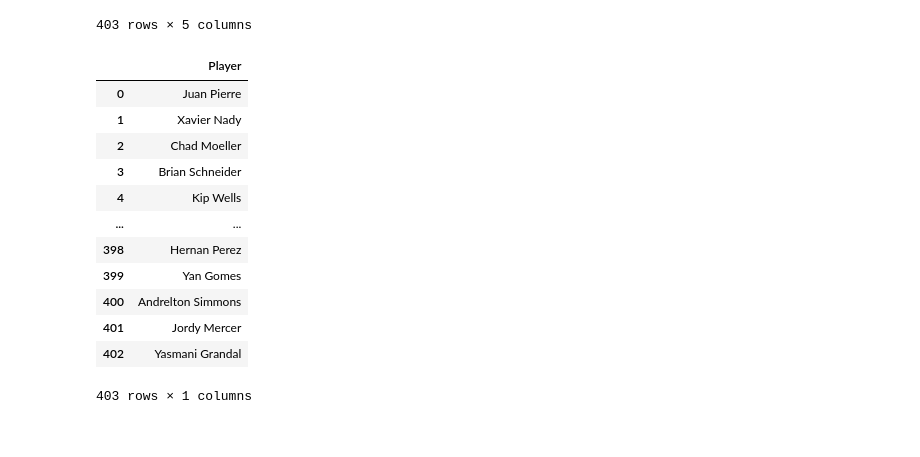
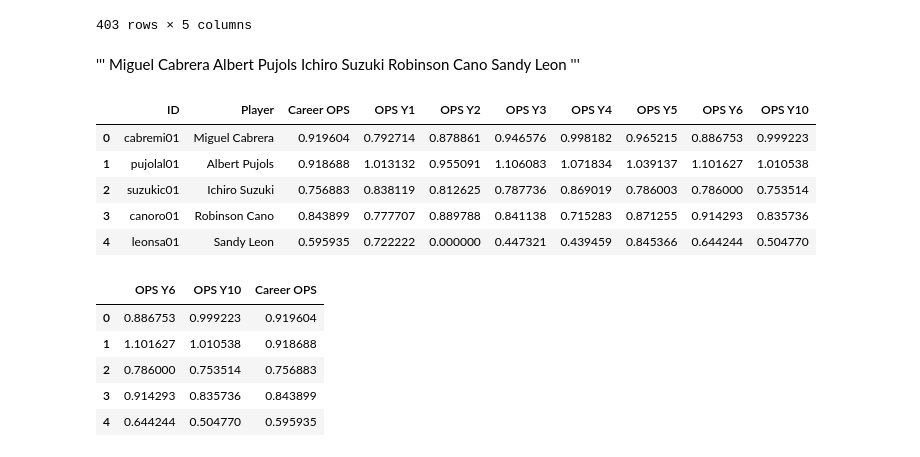
Before and after one commit to donnajharris/cp640_project, a Jupyter notebook: harr2890_project/har2890_project_step5_ops_modelling.ipynb, the cells around one changed output. Saved outputs shown, nothing was run; the diff lists cells and outputs as text; code cells hidden in the pictures.

```diff
--- a/harr2890_project/har2890_project_step5_ops_modelling.ipynb
+++ b/harr2890_project/har2890_project_step5_ops_modelling.ipynb
@@ -951,19 +921,50 @@ X_my_test
 | 402 | 0.862555 | 0.692761 | 0.727844 | 0.755758 | 0.816092 |
 403 rows × 5 columns
 # %%
-names_my_test = from_2000_career[['Player']]
-names_my_test
+# names_my_test = from_2000_career[['Player']]
+# names_my_test
-# %% [output]
-|  | Player |
-| 0 | Juan Pierre |
-| 1 | Xavier Nady |
-| 2 | Chad Moeller |
-| 3 | Brian Schneider |
-| 4 | Kip Wells |
-| ... | ... |
-| 398 | Hernan Perez |
-| 399 | Yan Gomes |
-| 400 | Andrelton Simmons |
-| 401 | Jordy Mercer |
-| 402 | Yasmani Grandal |
-403 rows × 1 columns
+# %% [markdown]
+'''
+Miguel Cabrera
+Albert Pujols
+Ichiro Suzuki
+Robinson Cano
+Sandy Leon
+'''
+# %%
+my_player_list = pd.DataFrame()
+
+
+my_player_list = pd.concat([my_player_list, from_2000_career[from_2000_career['Player'] == 'Miguel Cabrera']],
+                          ignore_index=True)
+
+my_player_list = pd.concat([my_player_list, from_2000_career[from_2000_career['Player'] == 'Albert Pujols']],
+                           ignore_index=True)
+
+my_player_list = pd.concat([my_player_list, from_2000_career[from_2000_career['Player'] == 'Ichiro Suzuki']],
+                           ignore_index=True)
+
+my_player_list = pd.concat([my_player_list, from_2000_career[from_2000_career['Player'] == 'Robinson Cano']],
+                           ignore_index=True)
+
+my_player_list = pd.concat([my_player_list, from_2000_career[from_2000_career['Player'] == 'Sandy Leon']],
+                           ignore_index=True)
+
+my_player_list
+# %% [output]
+|  | ID | Player | Career OPS | OPS Y1 | OPS Y2 | OPS Y3 | OPS Y4 | OPS Y5 | OPS Y6 | OPS Y10 |
+| 0 | cabremi01 | Miguel Cabrera | 0.919604 | 0.792714 | 0.878861 | 0.946576 | 0.998182 | 0.965215 | 0.886753 | 0.999223 |
+| 1 | pujolal01 | Albert Pujols | 0.918688 | 1.013132 | 0.955091 | 1.106083 | 1.071834 | 1.039137 | 1.101627 | 1.010538 |
+| 2 | suzukic01 | Ichiro Suzuki | 0.756883 | 0.838119 | 0.812625 | 0.787736 | 0.869019 | 0.786003 | 0.786000 | 0.753514 |
+| 3 | canoro01 | Robinson Cano | 0.843899 | 0.777707 | 0.889788 | 0.841138 | 0.715283 | 0.871255 | 0.914293 | 0.835736 |
+| 4 | leonsa01 | Sandy Leon | 0.595935 | 0.722222 | 0.000000 | 0.447321 | 0.439459 | 0.845366 | 0.644244 | 0.504770 |
+# %%
+y_my_test = my_player_list[['OPS Y6', 'OPS Y10', 'Career OPS']]
+y_my_test
+# %% [output]
+|  | OPS Y6 | OPS Y10 | Career OPS |
+| 0 | 0.886753 | 0.999223 | 0.919604 |
+| 1 | 1.101627 | 1.010538 | 0.918688 |
+| 2 | 0.786000 | 0.753514 | 0.756883 |
+| 3 | 0.914293 | 0.835736 | 0.843899 |
+| 4 | 0.644244 | 0.504770 | 0.595935 |
```
Also changed, not shown: parts of 13 cells of this notebook, 1 other file.
